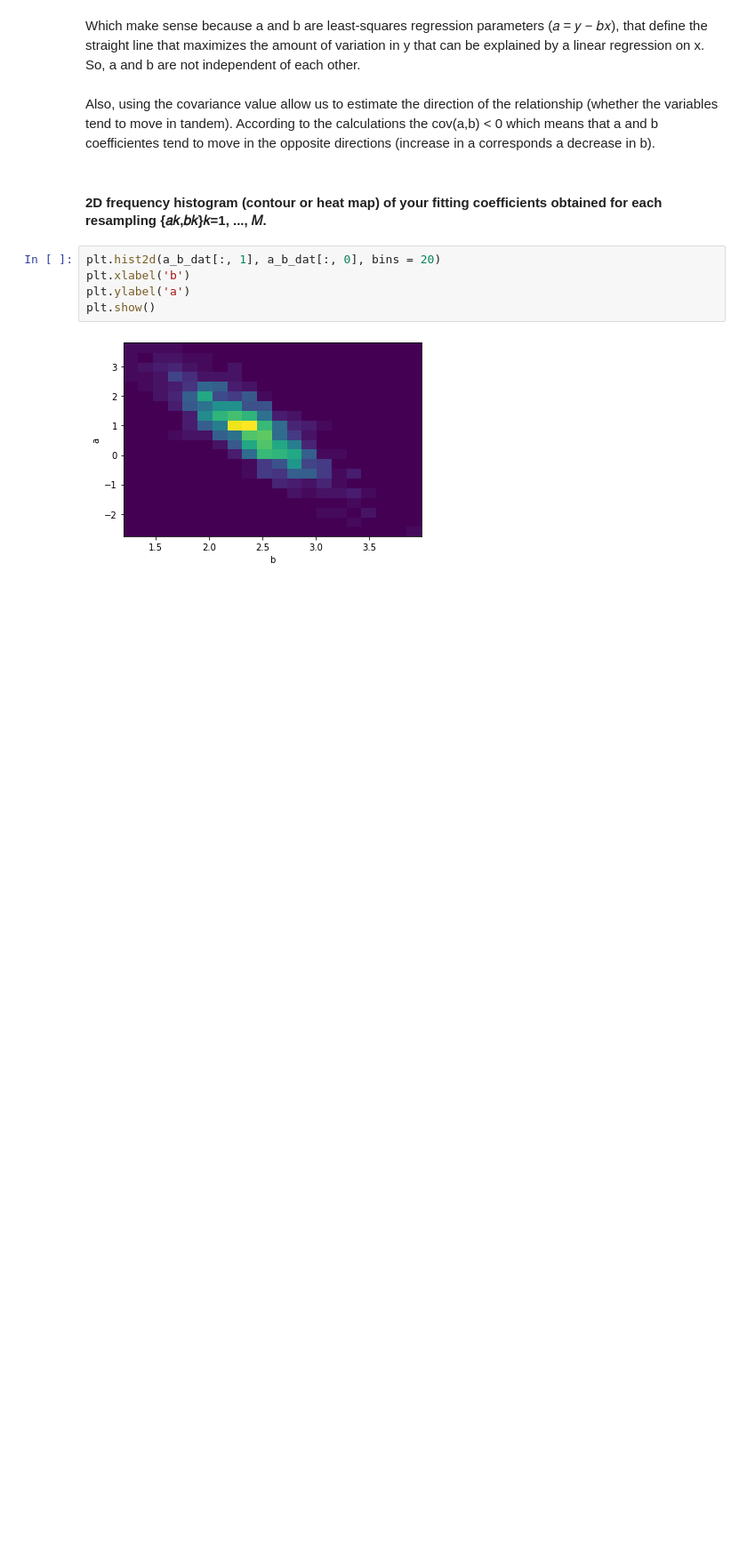
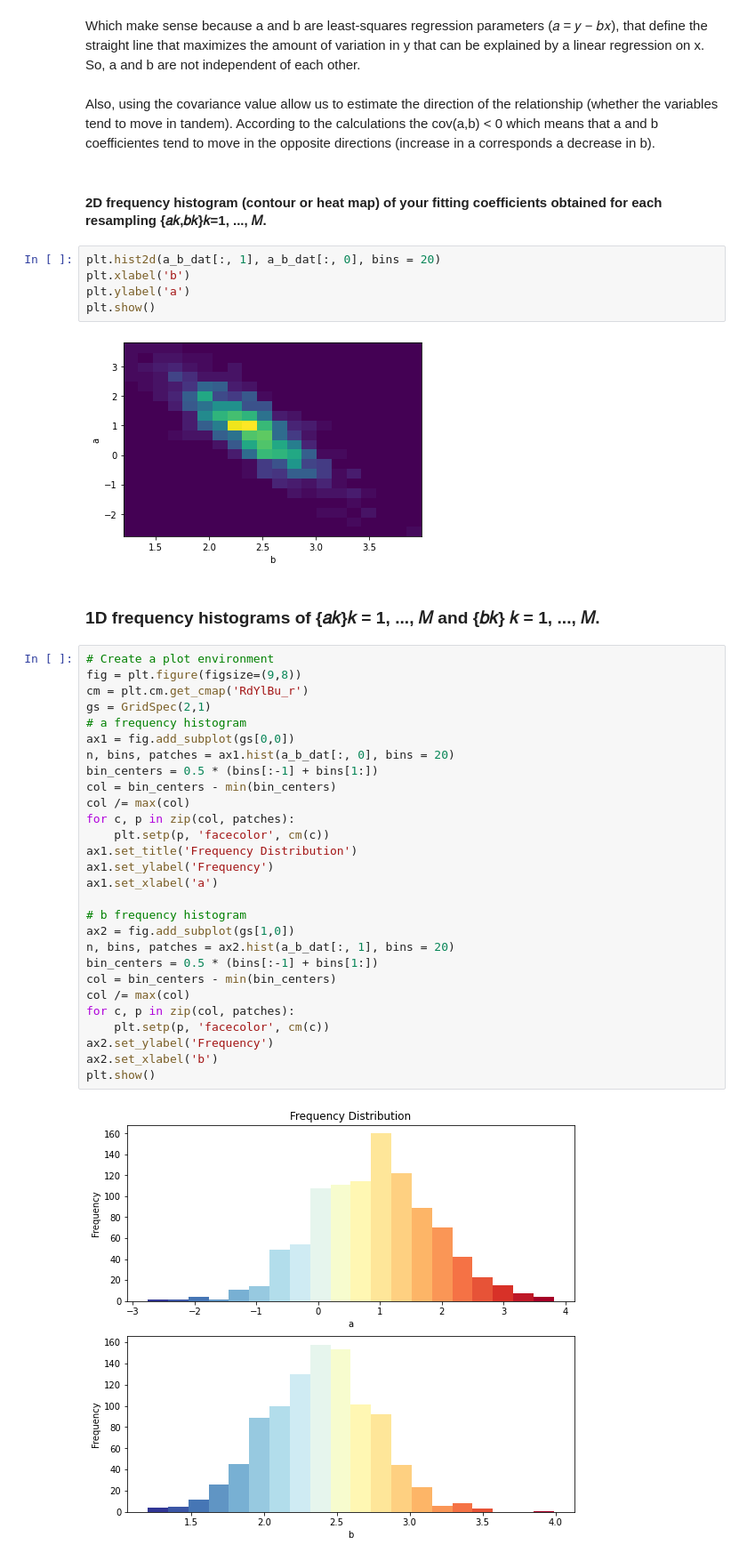
Before and after one commit to ccochato/cnm_final_project, a Jupyter notebook: FINAL_PROJECT_BOOTSTRAPPING.ipynb, the cells around one changed output. Shown at 89% size. Cells and saved outputs as stored; diff of their text form; blank space fills up the shorter version.

Commit message:
1D frequency histograms plots of the slope and intercept results

```diff
--- a/FINAL_PROJECT_BOOTSTRAPPING.ipynb
+++ b/FINAL_PROJECT_BOOTSTRAPPING.ipynb
@@ -189,3 +189,35 @@ plt.ylabel('a')
 plt.show()
 # %% [output]
 [figure]
+# %% [markdown]
+### 1D frequency histograms of {𝑎𝑘}𝑘 = 1, ..., 𝑀 and {𝑏𝑘} 𝑘 = 1, ..., 𝑀.
+# %%
+# Create a plot environment
+fig = plt.figure(figsize=(9,8))
+cm = plt.cm.get_cmap('RdYlBu_r')
+gs = GridSpec(2,1)
+# a frequency histogram
+ax1 = fig.add_subplot(gs[0,0])
+n, bins, patches = ax1.hist(a_b_dat[:, 0], bins = 20)
+bin_centers = 0.5 * (bins[:-1] + bins[1:])
+col = bin_centers - min(bin_centers)
+col /= max(col)
+for c, p in zip(col, patches):
+    plt.setp(p, 'facecolor', cm(c))
+ax1.set_title('Frequency Distribution')
+ax1.set_ylabel('Frequency')
+ax1.set_xlabel('a')
+
+# b frequency histogram
+ax2 = fig.add_subplot(gs[1,0])
+n, bins, patches = ax2.hist(a_b_dat[:, 1], bins = 20)
+bin_centers = 0.5 * (bins[:-1] + bins[1:])
+col = bin_centers - min(bin_centers)
+col /= max(col)
+for c, p in zip(col, patches):
+    plt.setp(p, 'facecolor', cm(c))
+ax2.set_ylabel('Frequency')
+ax2.set_xlabel('b')
+plt.show()
+# %% [output]
+[figure, added]
```
